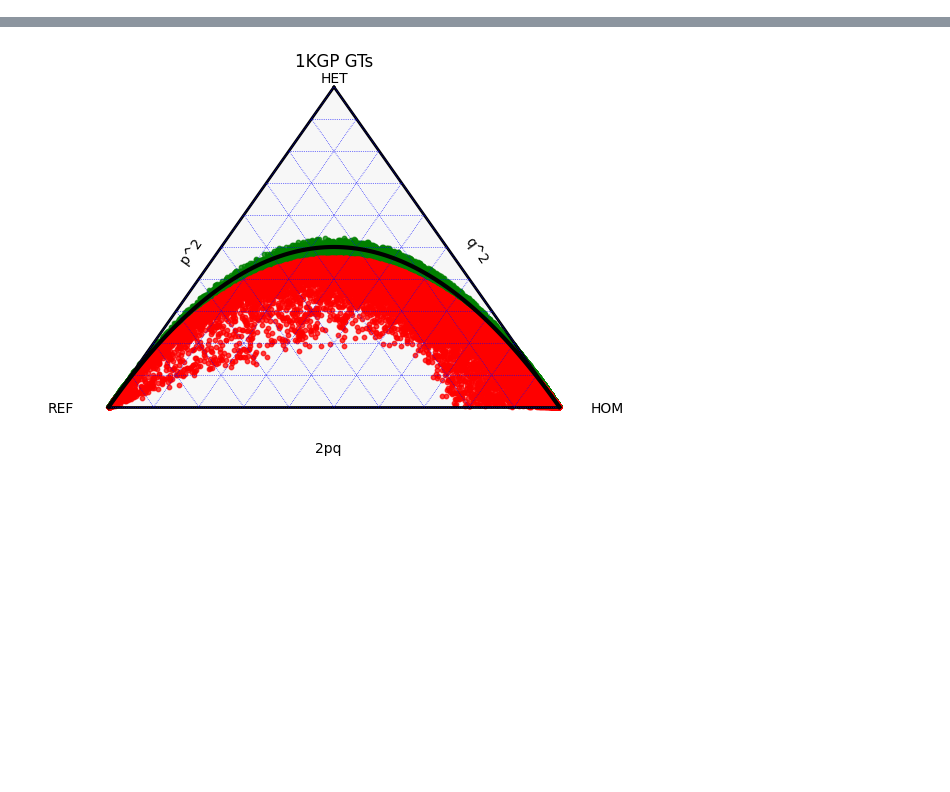
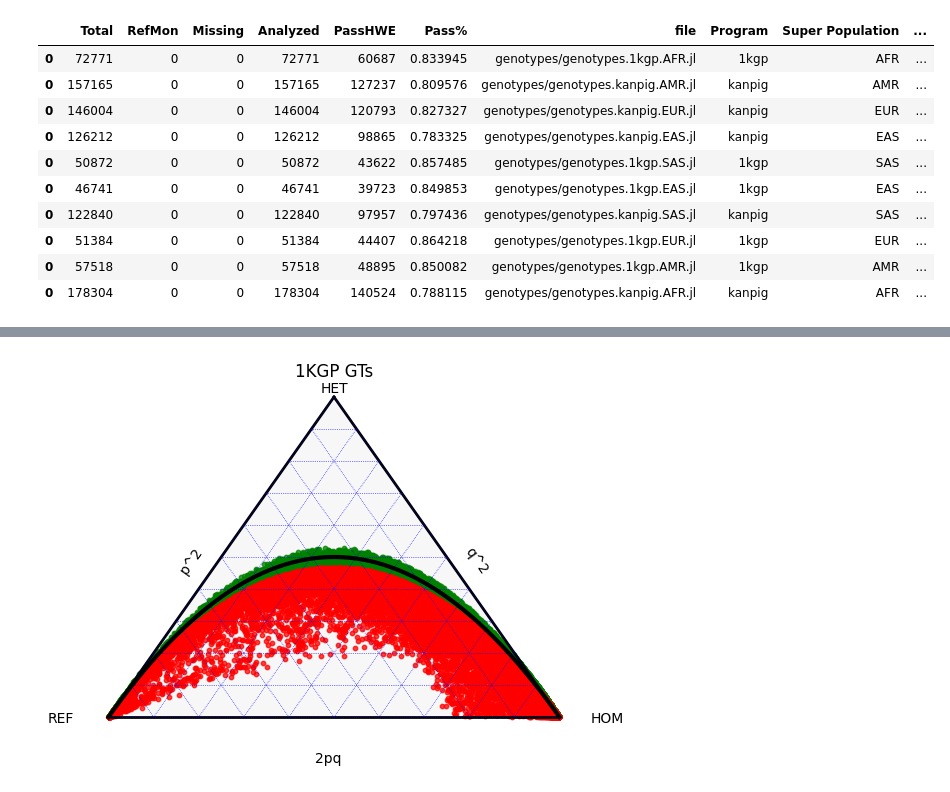
Before and after one commit to fabio-cunial/kanpig_experiments, a Jupyter notebook: manuscript/1kgp/TernaryPlot.ipynb, the cells around one changed output, grey strips where cells are left out. Saved outputs shown, nothing was run; the diff lists cells and outputs as text; code cells hidden in the pictures; blank space fills up the shorter version.

```diff
--- a/manuscript/1kgp/TernaryPlot.ipynb
+++ b/manuscript/1kgp/TernaryPlot.ipynb
@@ -144,0 +283,14 @@ b
+# %%
+d
+# %% [output]
+|  | Total | RefMon | Missing | Analyzed | PassHWE | Pass% | file | Program | Super Population | ... |
+| 0 | 72771 | 0 | 0 | 72771 | 60687 | 0.833945 | genotypes/genotypes.1kgp.AFR.jl | 1kgp | AFR | ... |
+| 0 | 157165 | 0 | 0 | 157165 | 127237 | 0.809576 | genotypes/genotypes.kanpig.AMR.jl | kanpig | AMR | ... |
+| 0 | 146004 | 0 | 0 | 146004 | 120793 | 0.827327 | genotypes/genotypes.kanpig.EUR.jl | kanpig | EUR | ... |
+| 0 | 126212 | 0 | 0 | 126212 | 98865 | 0.783325 | genotypes/genotypes.kanpig.EAS.jl | kanpig | EAS | ... |
+| 0 | 50872 | 0 | 0 | 50872 | 43622 | 0.857485 | genotypes/genotypes.1kgp.SAS.jl | 1kgp | SAS | ... |
+| 0 | 46741 | 0 | 0 | 46741 | 39723 | 0.849853 | genotypes/genotypes.1kgp.EAS.jl | 1kgp | EAS | ... |
+| 0 | 122840 | 0 | 0 | 122840 | 97957 | 0.797436 | genotypes/genotypes.kanpig.SAS.jl | kanpig | SAS | ... |
+| 0 | 51384 | 0 | 0 | 51384 | 44407 | 0.864218 | genotypes/genotypes.1kgp.EUR.jl | 1kgp | EUR | ... |
+| 0 | 57518 | 0 | 0 | 57518 | 48895 | 0.850082 | genotypes/genotypes.1kgp.AMR.jl | 1kgp | AMR | ... |
+| 0 | 178304 | 0 | 0 | 178304 | 140524 | 0.788115 | genotypes/genotypes.kanpig.AFR.jl | kanpig | AFR | ... |
```
Also changed, not shown: parts of 8 cells of this notebook, 3 other files.
